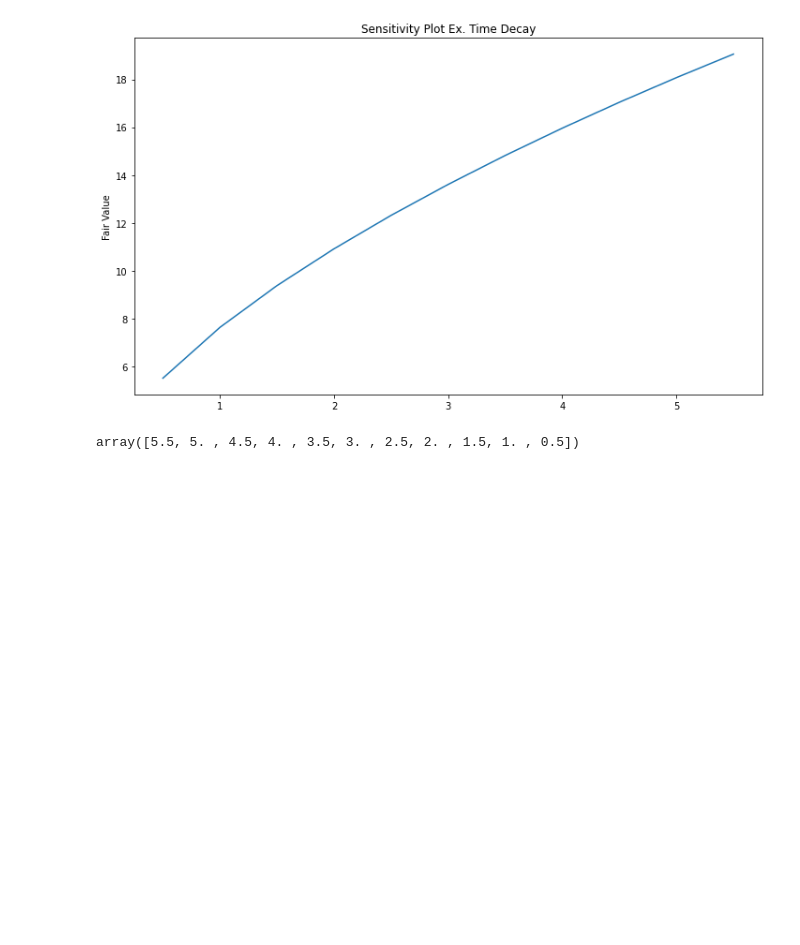
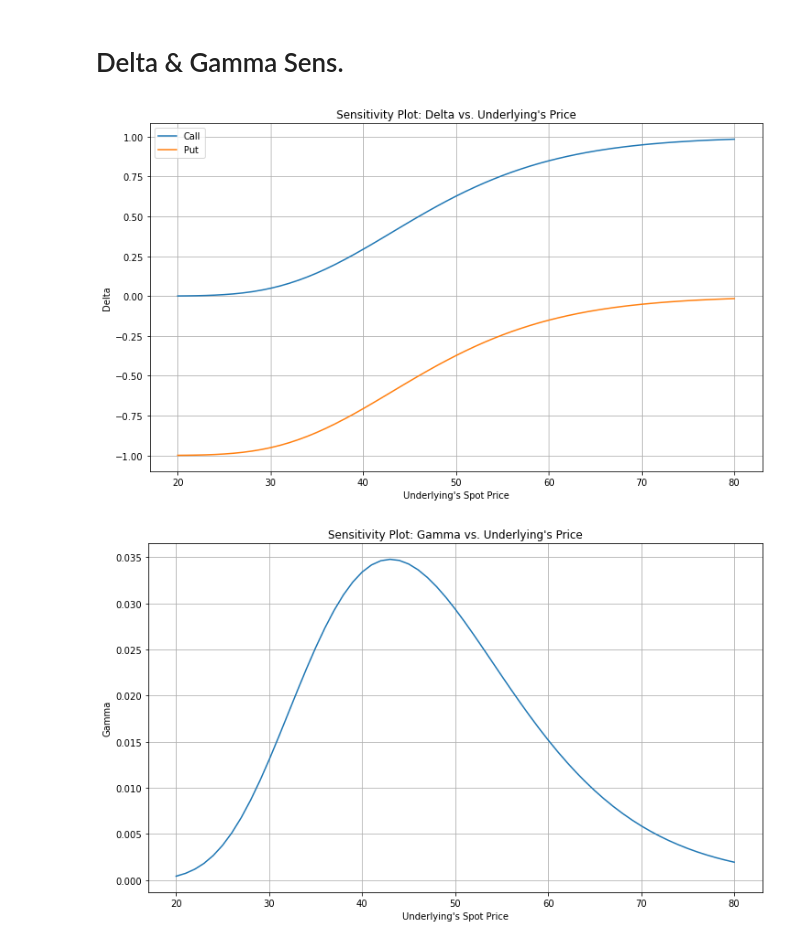
Before and after one commit to AndresLaresBarragan/greeks-quantfinance, a Jupyter notebook: Code_Implementation.ipynb, the cells around one changed output. Drawn from its saved outputs; the diff is of its cells as text; code cells hidden in the pictures; blank space fills up the shorter version.

Commit message:
Sensibilidades Delta, Gamma y Rho
También se modificó el cálculo de Vera, ya que no corría de manera adecuada.

```diff
--- a/Code_Implementation.ipynb
+++ b/Code_Implementation.ipynb
@@ -135,13 +129,40 @@ options = [Option(tipo[i],S[i],K[i],r[i],vol[i],T[i]) for i in range(len(S))]
-# %%
-FVs = [options[j].get_fv() for j in range(len(options))]
-plt.figure(figsize=(12, 7))
-plt.title("Sensitivity Plot Ex. Time Decay")
-plt.plot(T, FVs)
-plt.ylabel("Fair Value")
-plt.show()
-# %% [output]
-[figure, removed]
-# %%
-T
-# %% [output]
-array([5.5, 5. , 4.5, 4. , 3.5, 3. , 2.5, 2. , 1.5, 1. , 0.5])
+# %% [markdown]
+# Delta & Gamma Sens.
+# %%
+n_opc = 61 # cantidad de contratos a evaluar
+
+S    =  np.linspace(20,80,n_opc)
+tipo_call = ['call']*n_opc
+tipo_put  = ['put']*n_opc
+K    = np.ones(n_opc)*50
+T    = np.ones(n_opc)
+r    = np.ones(n_opc)*.05
+vol  = np.ones(n_opc)*0.257841618330987
+
+call_options = [Option(tipo_call[i],S[i],K[i],r[i],vol[i],T[i]) for i in range(n_opc)]
+put_options  = [Option(tipo_put[i],S[i],K[i],r[i],vol[i],T[i]) for i in range(n_opc)]
+# %%
+Call_greek = [call_options[j].get_delta() for j in range(n_opc)]
+Put_greek  = [put_options[j].get_delta() for j in range(n_opc)]
+Gamma= [call_options[j].get_gamma() for j in range(n_opc)]
+
+plt.figure(figsize=(12, 7))
+plt.title("Sensitivity Plot: Delta vs. Underlying's Price")
+plt.plot(S, Call_greek, label='Call')
+plt.plot(S, Put_greek, label='Put')
+plt.ylabel("Delta")
+plt.xlabel("Underlying's Spot Price")
+plt.grid()
+plt.legend()
+plt.show()
+
+plt.figure(figsize=(12, 7))
+plt.title("Sensitivity Plot: Gamma vs. Underlying's Price")
+plt.plot(S, Gamma)
+plt.ylabel("Gamma")
+plt.xlabel("Underlying's Spot Price")
+plt.grid()
+plt.show()
+# %% [output]
+[figure, added]
+[figure, added]
```
Also changed, not shown: parts of 7 cells of this notebook, 1 other file.
